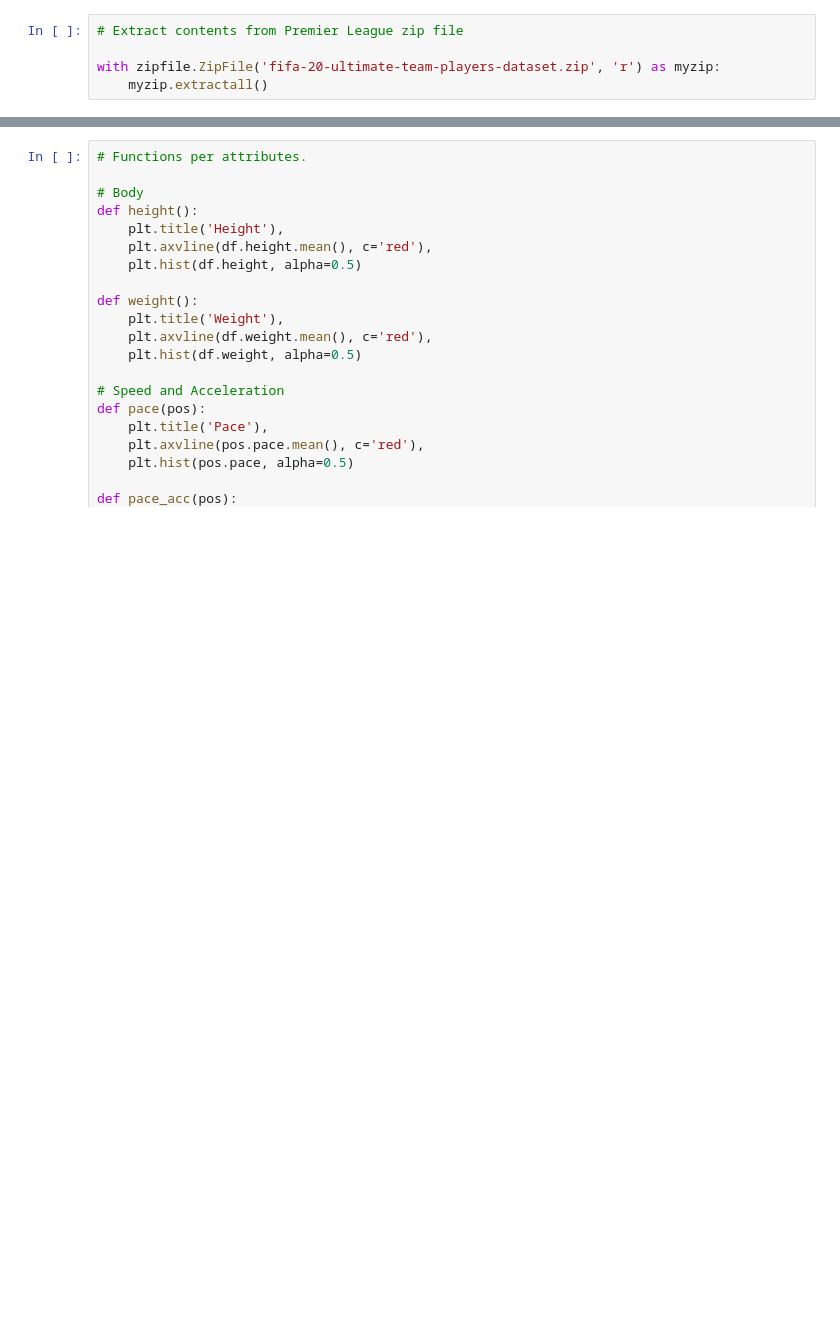
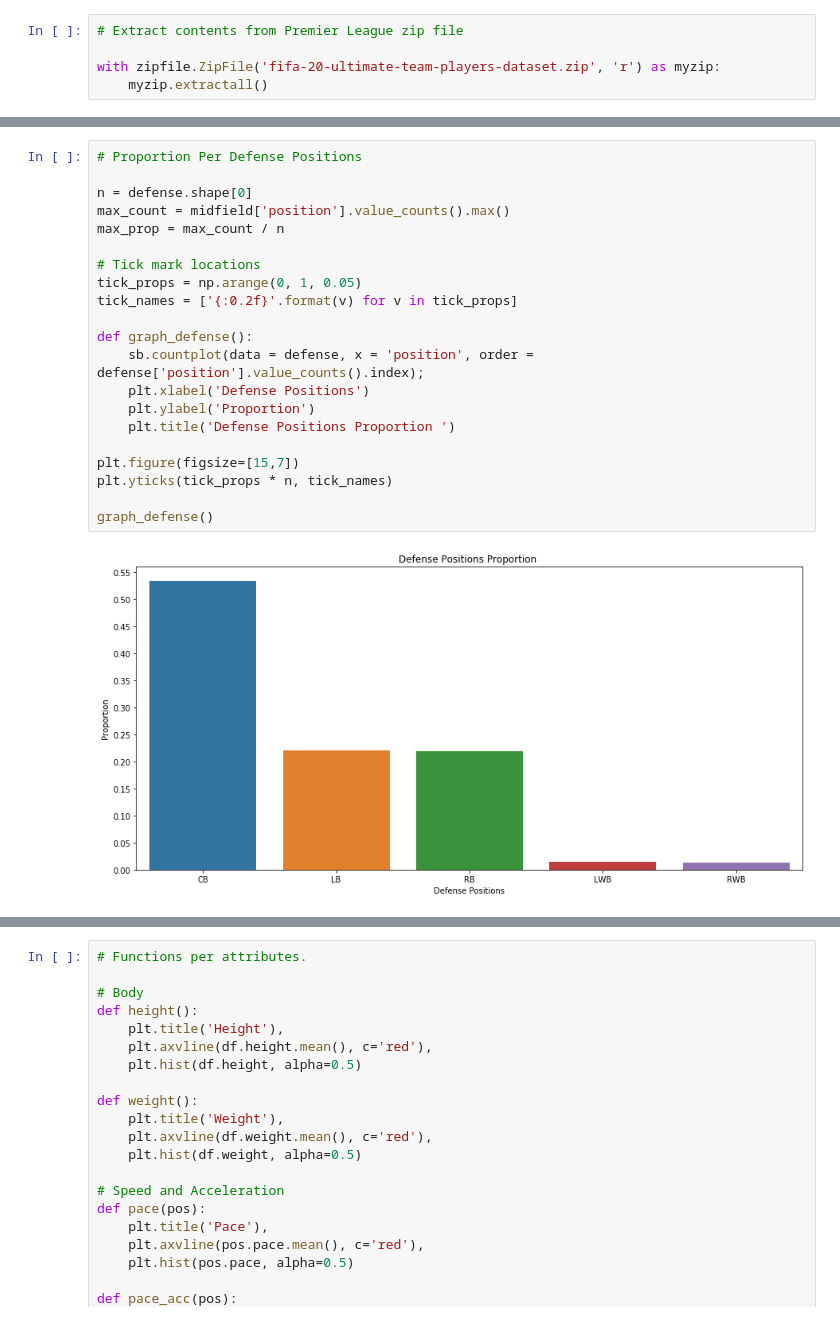
Before and after one commit to eduardopd/fifa-20-dataset, a Jupyter notebook: fifa-fut-2020-analysis.ipynb, the cells around one changed output, grey strips where cells are left out. Cells and saved outputs as stored; diff of their text form; blank space fills up the shorter version.

```diff
--- a/fifa-fut-2020-analysis.ipynb
+++ b/fifa-fut-2020-analysis.ipynb
@@ -153,0 +242,23 @@ attack = df.query('position == "ST" or position == "CF" or position == "RF" or p
+# %%
+# Proportion Per Defense Positions
+
+n = defense.shape[0]
+max_count = midfield['position'].value_counts().max()
+max_prop = max_count / n
+
+# Tick mark locations
+tick_props = np.arange(0, 1, 0.05)
+tick_names = ['{:0.2f}'.format(v) for v in tick_props]
+
+def graph_defense():
+    sb.countplot(data = defense, x = 'position', order = defense['position'].value_counts().index);
+    plt.xlabel('Defense Positions')
+    plt.ylabel('Proportion')
+    plt.title('Defense Positions Proportion ')
+
+plt.figure(figsize=[15,7])
+plt.yticks(tick_props * n, tick_names)
+
+graph_defense()
+# %% [output]
+[figure, added]
```
Also changed, not shown: parts of 41 cells of this notebook.
